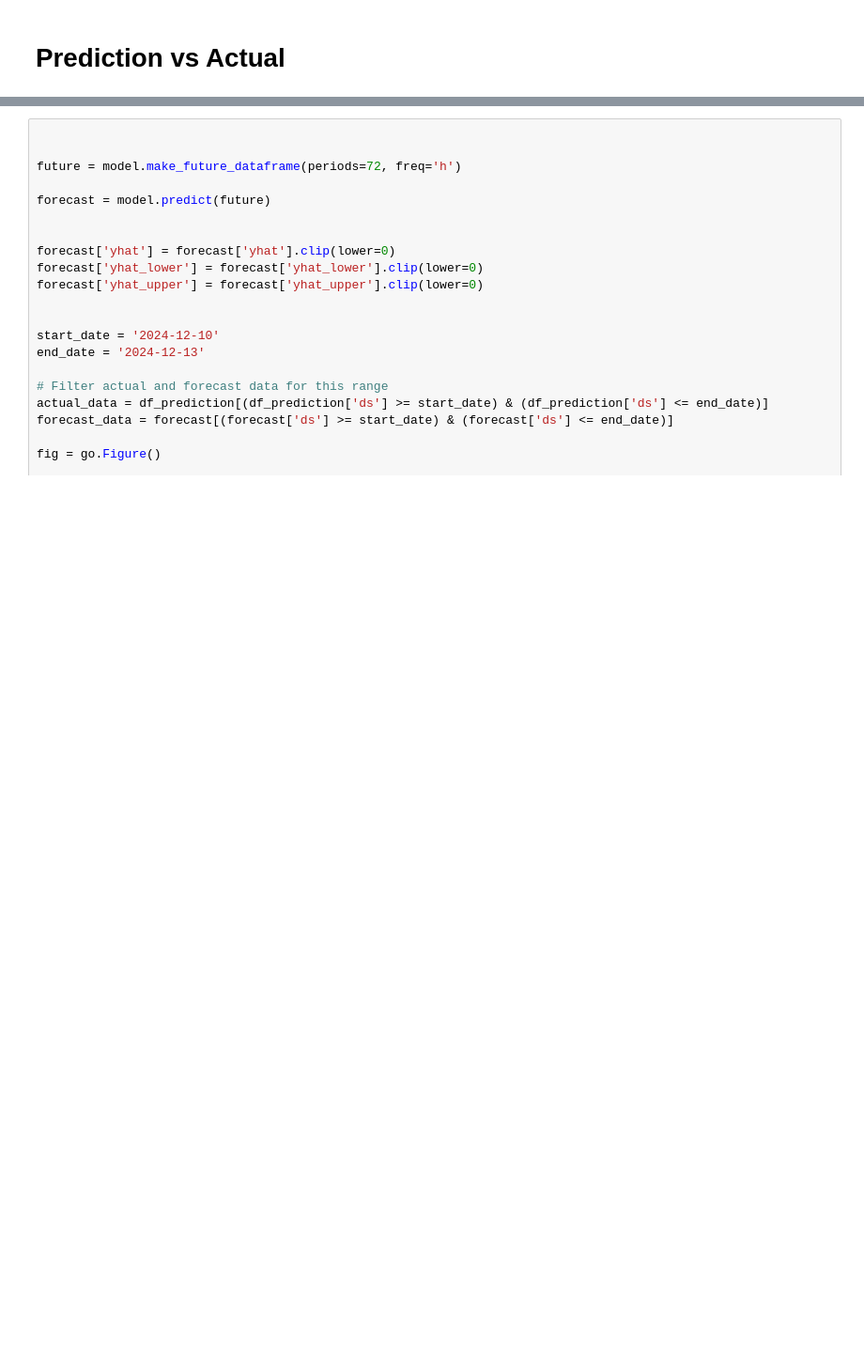
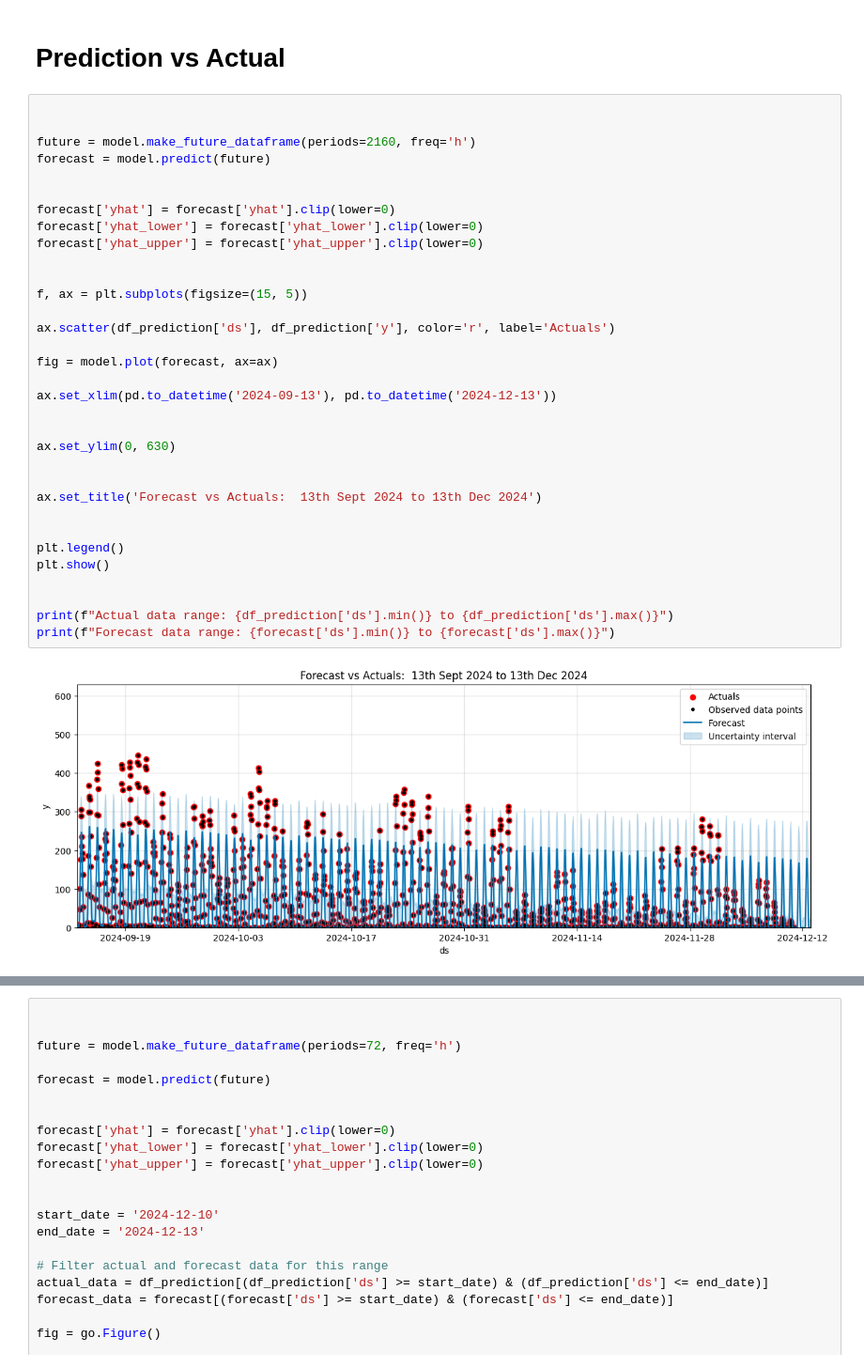
Before and after one commit to minh-f5/Reno_Energy_Assessment, a Jupyter notebook: Viz_Prediction/main.ipynb, the cells around one changed output, grey strips where cells are left out. Shown at 94% size. Saved outputs shown, nothing was run; the diff lists cells and outputs as text; blank space fills up the shorter version.

```diff
--- a/Viz_Prediction/main.ipynb
+++ b/Viz_Prediction/main.ipynb
@@ -337,3 +337,38 @@ plot_plotly(model, forecast_for_12_12)
 plot_components_plotly(model, forecast_for_12_12)
 # %% [markdown]
 # Prediction vs Actual
+# %%
+
+
+future = model.make_future_dataframe(periods=2160, freq='h')
+forecast = model.predict(future)
+
+
+forecast['yhat'] = forecast['yhat'].clip(lower=0)
+forecast['yhat_lower'] = forecast['yhat_lower'].clip(lower=0)
+forecast['yhat_upper'] = forecast['yhat_upper'].clip(lower=0)
+
+
+f, ax = plt.subplots(figsize=(15, 5))
+
+ax.scatter(df_prediction['ds'], df_prediction['y'], color='r', label='Actuals')
+
+fig = model.plot(forecast, ax=ax)
+
+ax.set_xlim(pd.to_datetime('2024-09-13'), pd.to_datetime('2024-12-13'))
+
+
+ax.set_ylim(0, 630)
+
+
+ax.set_title('Forecast vs Actuals:  13th Sept 2024 to 13th Dec 2024')
+
+
+plt.legend()
+plt.show()
+
+
+print(f"Actual data range: {df_prediction['ds'].min()} to {df_prediction['ds'].max()}")
+print(f"Forecast data range: {forecast['ds'].min()} to {forecast['ds'].max()}")
+# %% [output]
+[figure, added]
```
Also changed, not shown: parts of 3 cells of this notebook.
